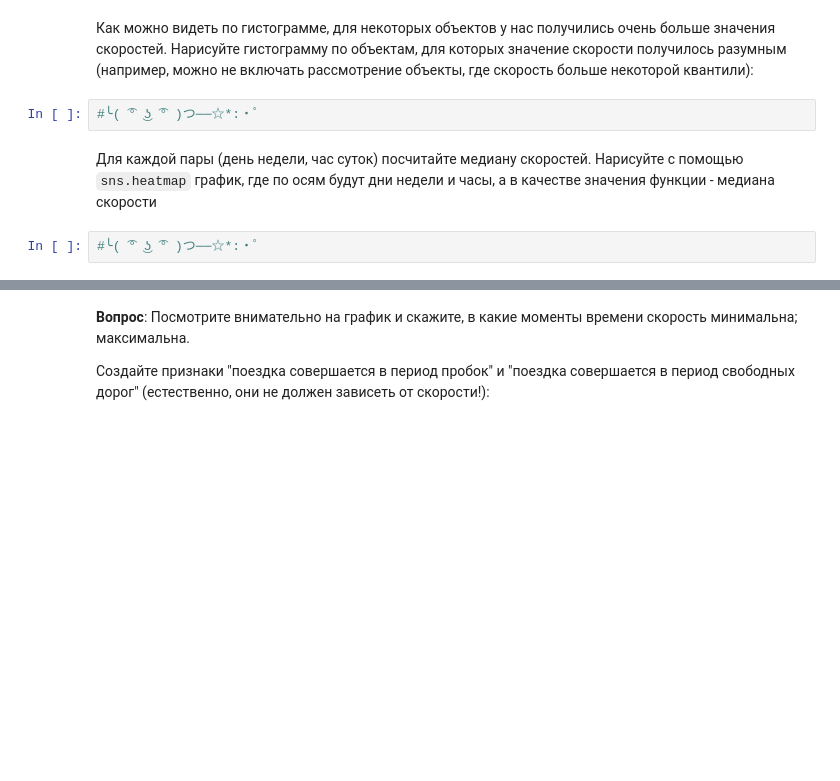
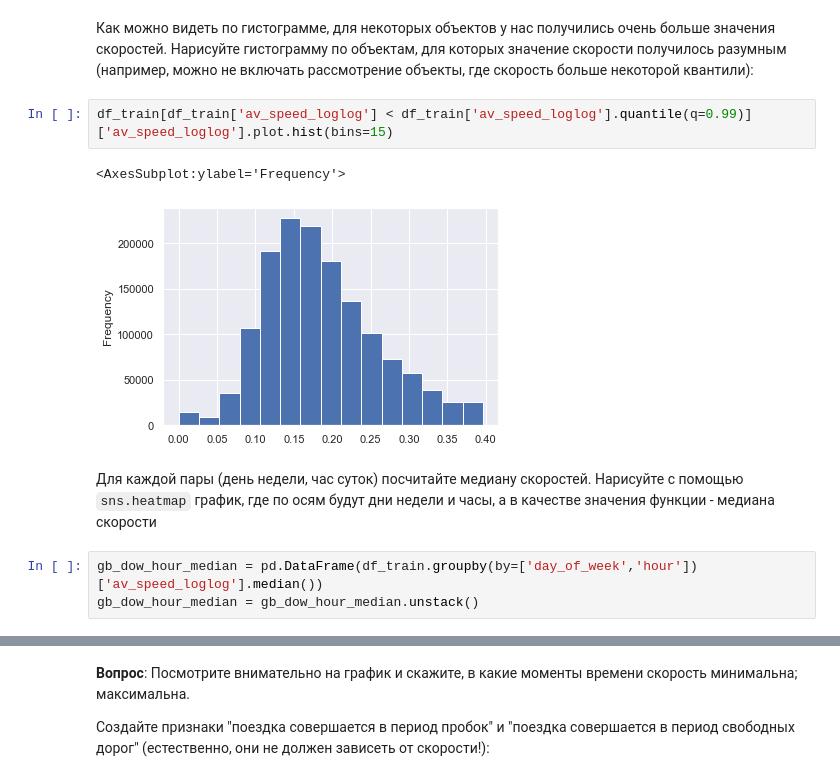
Before and after one commit to AndreyCh20/ml-course-hse-homeworks, a Jupyter notebook: 2/homework-practice-02-linregr.ipynb, the cells around one changed output, grey strips where cells are left out. Drawn from its saved outputs; the diff is of its cells as text; blank space fills up the shorter version.

```diff
--- a/2/homework-practice-02-linregr.ipynb
+++ b/2/homework-practice-02-linregr.ipynb
@@ -373,8 +389,12 @@ show_circles_on_map(df.sample(1000), "dropoff_latitude", "dropoff_longitude", "b
 # %% [markdown]
 Как можно видеть по гистограмме, для некоторых объектов у нас получились очень больше значения скоростей. Нарисуйте гистограмму по объектам, для которых значение скорости получилось разумным (например, можно не включать рассмотрение объекты, где скорость больше некоторой квантили):
-# %%
-#╰( ͡° ͜ʖ ͡° )つ──☆*:・ﾟ
+# %%
+df_train[df_train['av_speed_loglog'] < df_train['av_speed_loglog'].quantile(q=0.99)]['av_speed_loglog'].plot.hist(bins=15)
+# %% [output]
+<AxesSubplot:ylabel='Frequency'>
+[figure, added]
 # %% [markdown]
 Для каждой пары (день недели, час суток) посчитайте медиану скоростей. Нарисуйте с помощью `sns.heatmap` график, где по осям будут дни недели и часы, а в качестве значения функции - медиана скорости
-# %%
-#╰( ͡° ͜ʖ ͡° )つ──☆*:・ﾟ
+# %%
+gb_dow_hour_median = pd.DataFrame(df_train.groupby(by=['day_of_week','hour'])['av_speed_loglog'].median())
+gb_dow_hour_median = gb_dow_hour_median.unstack()
```
Also changed, not shown: parts of 100 cells of this notebook, 3 other files.
